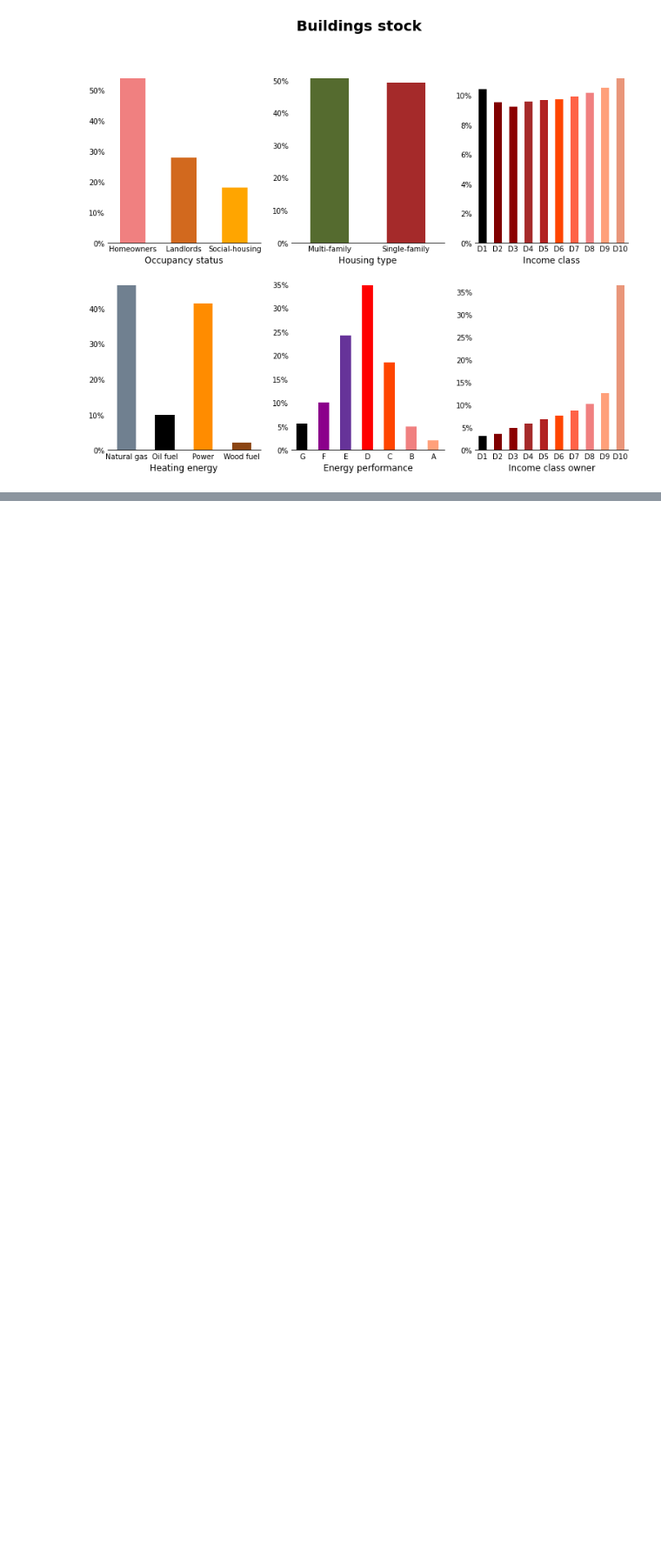
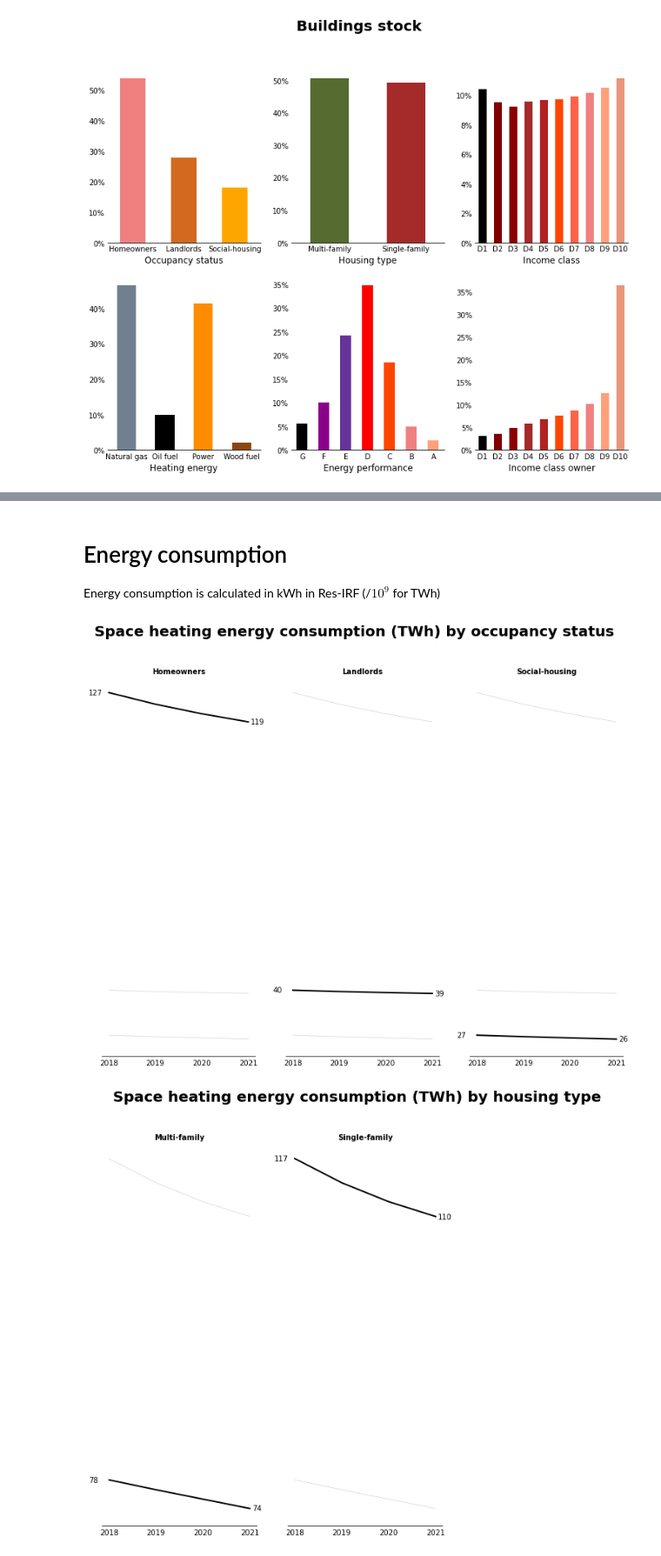
Before and after one commit to CIRED/Res-IRF, a Jupyter notebook: project/user_interface.ipynb, the cells around one changed output, grey strips where cells are left out. Shown at 87% size. Cells and saved outputs as stored; diff of their text form; code cells hidden in the pictures; blank space fills up the shorter version.

```diff
--- a/project/user_interface.ipynb
+++ b/project/user_interface.ipynb
@@ -396,0 +104,14 @@ thread(main_func)
+# %%
+for k in output_stock.keys():
+    if isinstance(output_stock[k], pd.DataFrame):
+        output_stock[k].dropna(axis=1, how='all', inplace=True)
+# %% [markdown]
+# Energy consumption
+
+Energy consumption is calculated in kWh in Res-IRF (/$10^9$ for TWh)
+# %%
+for level in output_stock['Consumption actual (kWh)'].index.names:
+    grouped_and_graph(output_stock['Consumption actual (kWh)'], level, 'Space heating energy consumption (TWh)', format_val=lambda x: '{:.0f}'.format(x / 10**9))
+# %% [output]
+[figure, added]
+[figure, added]
```
Also changed, not shown: parts of 105 cells of this notebook, 20 other files.
